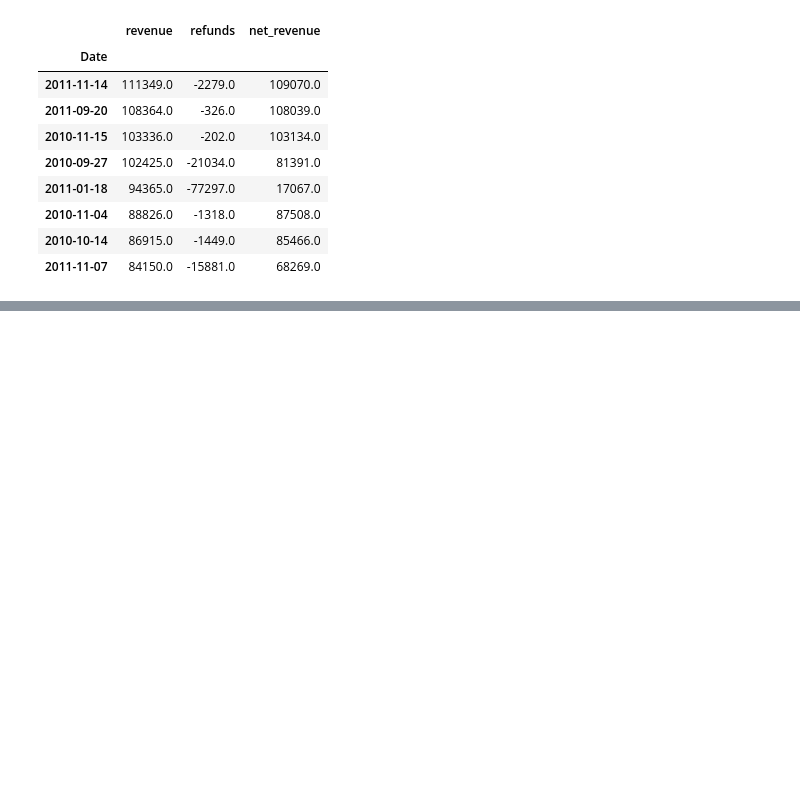
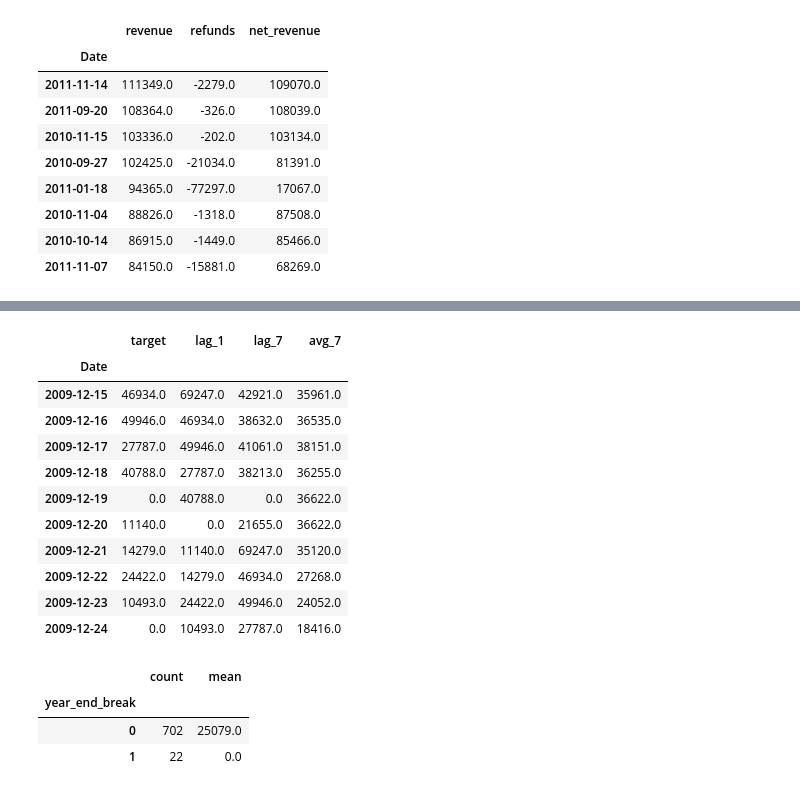
Before and after one commit to Dua-Gashi/online-retail-customer-analytics, a Jupyter notebook: notebooks/03_forecasting.ipynb, the cells around one changed output, grey strips where cells are left out. Drawn from its saved outputs; the diff is of its cells as text; code cells hidden in the pictures; blank space fills up the shorter version.

```diff
--- a/notebooks/03_forecasting.ipynb
+++ b/notebooks/03_forecasting.ipynb
@@ -271,0 +288,22 @@ cmp.sort_values("revenue", ascending=False).head(8).round(0)
+# %%
+raw_features[["target", "lag_1", "lag_7", "avg_7"]].iloc[14:24].round(0)
+# %% [output]
+|  | target | lag_1 | lag_7 | avg_7 |
+| Date |  |  |  |  |
+| 2009-12-15 | 46934.0 | 69247.0 | 42921.0 | 35961.0 |
+| 2009-12-16 | 49946.0 | 46934.0 | 38632.0 | 36535.0 |
+| 2009-12-17 | 27787.0 | 49946.0 | 41061.0 | 38151.0 |
+| 2009-12-18 | 40788.0 | 27787.0 | 38213.0 | 36255.0 |
+| 2009-12-19 | 0.0 | 40788.0 | 0.0 | 36622.0 |
+| 2009-12-20 | 11140.0 | 0.0 | 21655.0 | 36622.0 |
+| 2009-12-21 | 14279.0 | 11140.0 | 69247.0 | 35120.0 |
+| 2009-12-22 | 24422.0 | 14279.0 | 46934.0 | 27268.0 |
+| 2009-12-23 | 10493.0 | 24422.0 | 49946.0 | 24052.0 |
+| 2009-12-24 | 0.0 | 10493.0 | 27787.0 | 18416.0 |
+# %%
+data.groupby("year_end_break")["target"].agg(["count", "mean"]).round(0)
+# %% [output]
+|  | count | mean |
+| year_end_break |  |  |
+| 0 | 702 | 25079.0 |
+| 1 | 22 | 0.0 |
```
Also changed, not shown: parts of 7 cells of this notebook, 1 other file.
